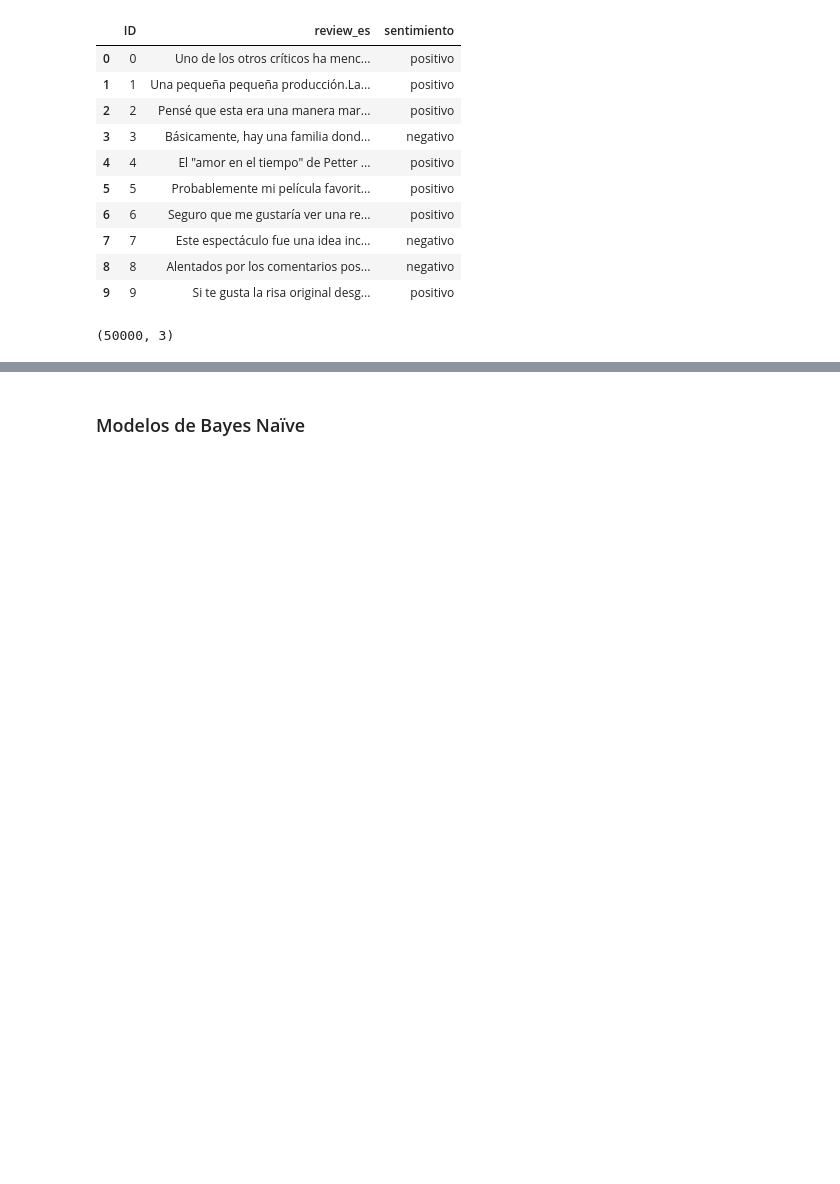
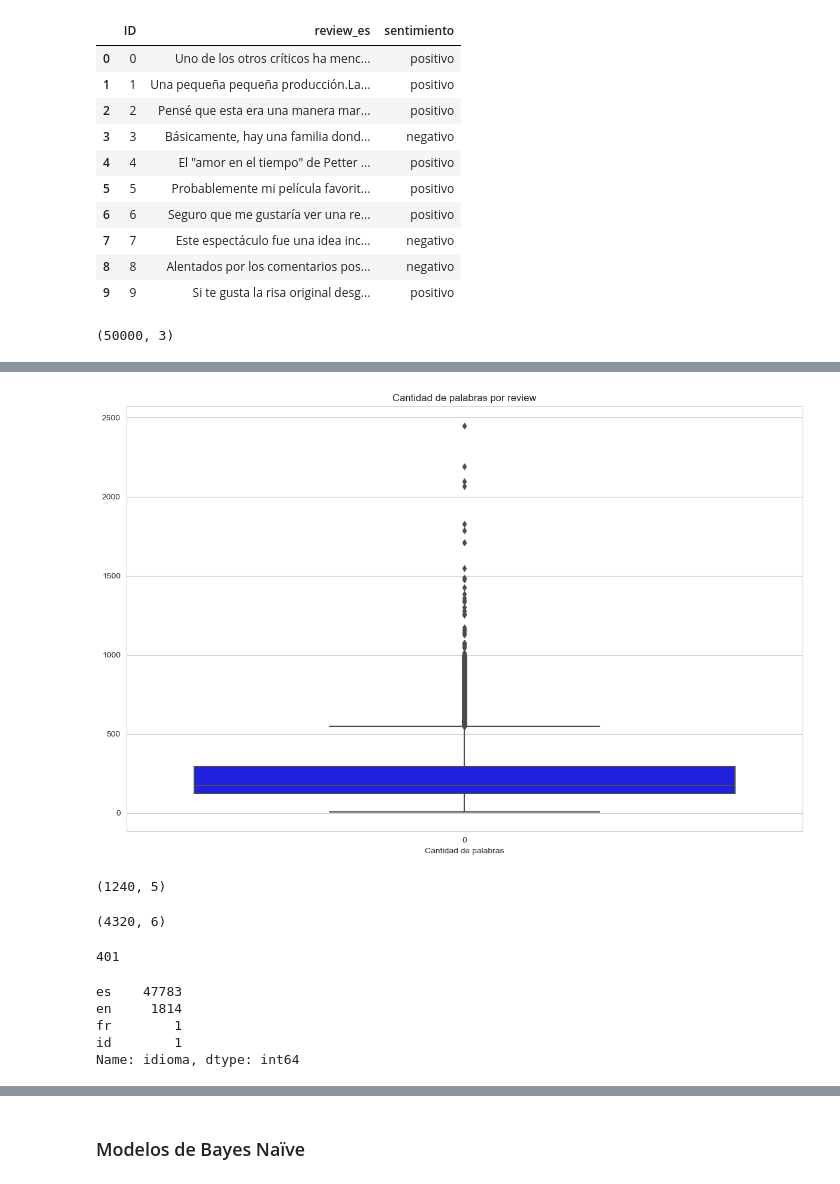
Before and after one commit to JuampiCarosi/7506R-2C2023-GRUPO23, a Jupyter notebook: tp2/7506R_TP2_GRUPO23_ENTREGA.ipynb, the cells around one changed output, grey strips where cells are left out. Cells and saved outputs as stored; diff of their text form; code cells hidden in the pictures; blank space fills up the shorter version.

```diff
--- a/tp2/7506R_TP2_GRUPO23_ENTREGA.ipynb
+++ b/tp2/7506R_TP2_GRUPO23_ENTREGA.ipynb
@@ -89,0 +125,10 @@ def mostrar_scores(y_test: np.ndarray, y_prediccion: np.ndarray):
+# %%
+sns.set_style('whitegrid')
+plt.figure(figsize=(12, 8))
+sns.boxplot(df['cantidad_de_palabras'], color='blue')
+plt.xlabel('Cantidad de palabras')
+plt.title('Cantidad de palabras por review')
+plt.tight_layout()
+plt.show()
+# %% [output]
+[figure, added]
@@ -89,0 +137,26 @@ def mostrar_scores(y_test: np.ndarray, y_prediccion: np.ndarray):
+# %%
+df_z_score = df[(df['zscore'] > 3) | (df['zscore'] < -3)]
+df_z_score.shape
+# %% [output]
+(1240, 5)
+# %%
+mediana_cantidad_de_palabras=np.median(df['cantidad_de_palabras'])
+MAD=np.median(np.absolute(df['cantidad_de_palabras']-mediana_cantidad_de_palabras))
+
+df['zm_cantidad_de_palabras']=(df['cantidad_de_palabras'] - mediana_cantidad_de_palabras)*0.6745/MAD
+df[np.absolute(df['zm_cantidad_de_palabras'] > 3.5)].shape
+# %% [output]
+(4320, 6)
+# %%
+df['review_es'].duplicated().sum()
+# %% [output]
+401
+# %%
+df['idioma'] = df['review_es'].apply(detect)
+df['idioma'].value_counts()
+# %% [output]
+es    47783
+en     1814
+fr        1
+id        1
+Name: idioma, dtype: int64
```
Also changed, not shown: parts of 45 cells of this notebook, 1 other file.
